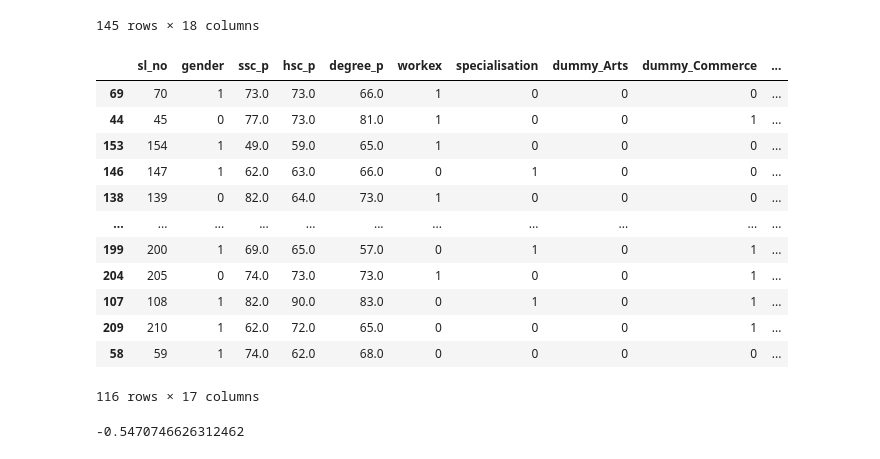
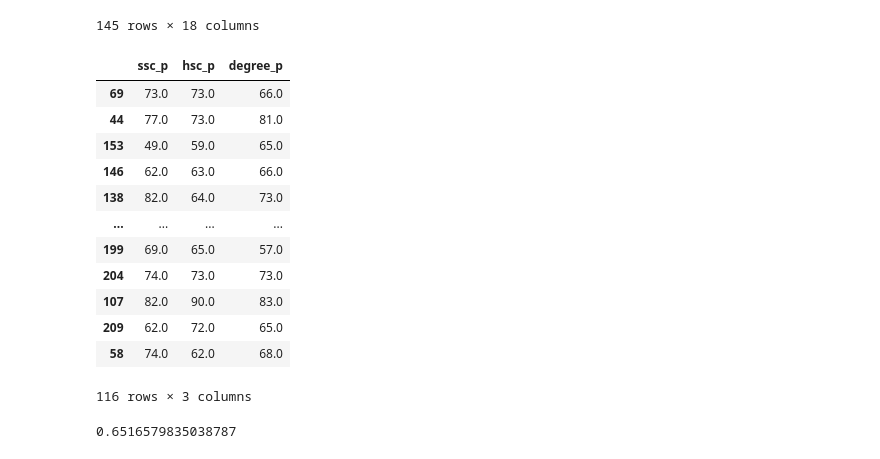
Before and after one commit to Arya-A-Nair/PlacementPredictor, a Jupyter notebook: script2.ipynb, the cells around one changed output. Cells and saved outputs as stored; diff of their text form; code cells hidden in the pictures.

Commit message:
feat:Linear Regression to estimate salary

```diff
--- a/script2.ipynb
+++ b/script2.ipynb
@@ -51,34 +54,36 @@ placement_coded
 | 213 | 214 | 0 | 74.00 | 66.00 | 58.00 | 0 | 1 | 204000.0 | 0 | ... |
 145 rows × 18 columns
 # %%
-from sklearn.ensemble import RandomForestClassifier
 from sklearn.model_selection import train_test_split
-from sklearn import metrics
 
 
-X=placement_coded.drop(['salary'],axis=1)
-y=placement_coded['salary']
+placement_record=placement_coded[['ssc_p','hsc_p','degree_p',"salary"]]
+
+X=placement_record.drop(['salary'],axis=1)
+y=placement_record['salary']
 
 X_train,X_test,y_train,y_test=train_test_split(X,y,train_size=0.8,random_state=1)
 X_train
 # %% [output]
-|  | sl_no | gender | ssc_p | hsc_p | degree_p | workex | specialisation | dummy_Arts | dummy_Commerce | ... |
-| 69 | 70 | 1 | 73.0 | 73.0 | 66.0 | 1 | 0 | 0 | 0 | ... |
-| 44 | 45 | 0 | 77.0 | 73.0 | 81.0 | 1 | 0 | 0 | 1 | ... |
-| 153 | 154 | 1 | 49.0 | 59.0 | 65.0 | 1 | 0 | 0 | 0 | ... |
-| 146 | 147 | 1 | 62.0 | 63.0 | 66.0 | 0 | 1 | 0 | 0 | ... |
-| 138 | 139 | 0 | 82.0 | 64.0 | 73.0 | 1 | 0 | 0 | 0 | ... |
-| ... | ... | ... | ... | ... | ... | ... | ... | ... | ... | ... |
-| 199 | 200 | 1 | 69.0 | 65.0 | 57.0 | 0 | 1 | 0 | 1 | ... |
-| 204 | 205 | 0 | 74.0 | 73.0 | 73.0 | 1 | 0 | 0 | 1 | ... |
-| 107 | 108 | 1 | 82.0 | 90.0 | 83.0 | 0 | 1 | 0 | 1 | ... |
-| 209 | 210 | 1 | 62.0 | 72.0 | 65.0 | 0 | 0 | 0 | 1 | ... |
-| 58 | 59 | 1 | 74.0 | 62.0 | 68.0 | 0 | 0 | 0 | 0 | ... |
+|  | ssc_p | hsc_p | degree_p |
+| 69 | 73.0 | 73.0 | 66.0 |
+| 44 | 77.0 | 73.0 | 81.0 |
+| 153 | 49.0 | 59.0 | 65.0 |
+| 146 | 62.0 | 63.0 | 66.0 |
+| 138 | 82.0 | 64.0 | 73.0 |
+| ... | ... | ... | ... |
+| 199 | 69.0 | 65.0 | 57.0 |
+| 204 | 74.0 | 73.0 | 73.0 |
+| 107 | 82.0 | 90.0 | 83.0 |
+| 209 | 62.0 | 72.0 | 65.0 |
+| 58 | 74.0 | 62.0 | 68.0 |
-116 rows × 17 columns
+116 rows × 3 columns
 # %%
 from sklearn.linear_model import LinearRegression
+from sklearn.metrics import r2_score
 model=LinearRegression()
 model.fit(X_train,y_train)
-model.score(X_test,y_test)
+y_pred=model.predict(X_test)
+r2_score(y_test,y_pred)+1
 # %% [output]
--0.5470746626312462
+0.6516579835038787
```
Also changed, not shown: parts of 2 cells of this notebook, 1 other file.
